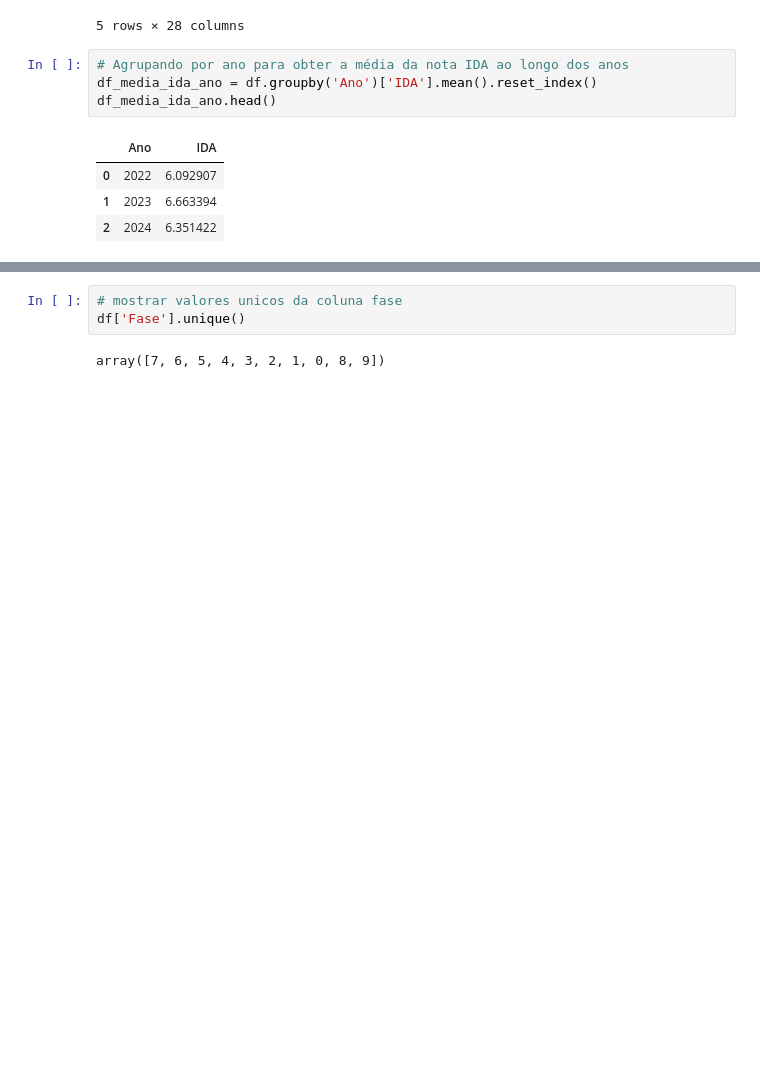
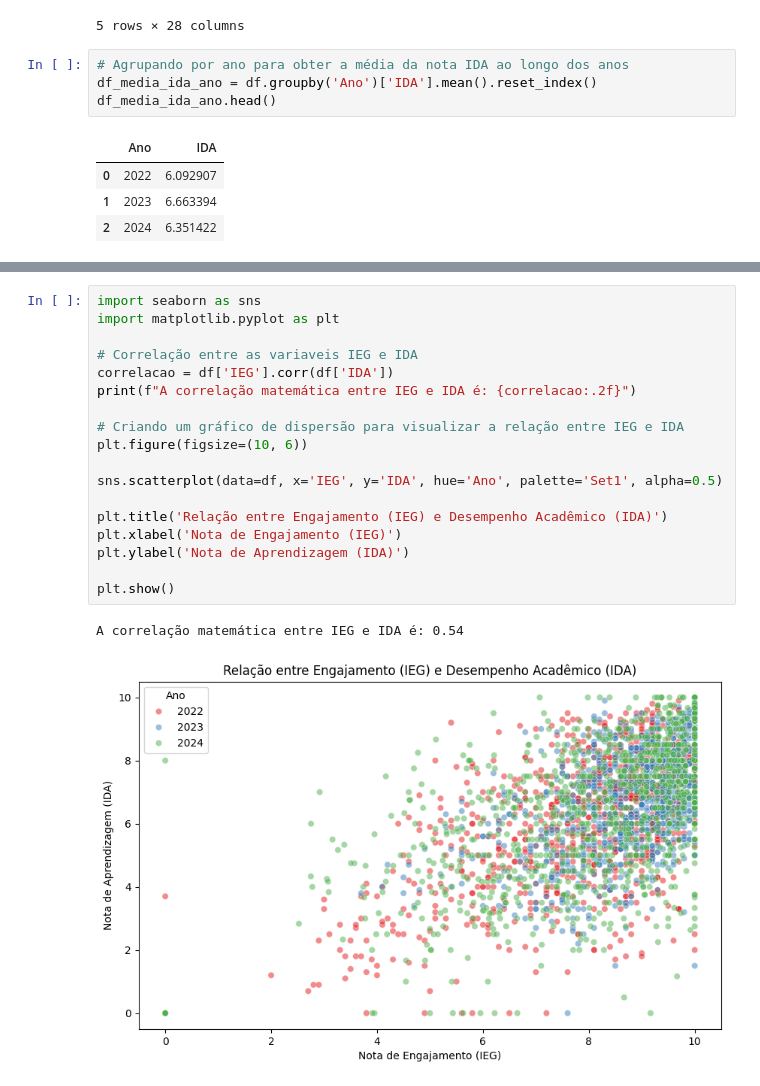
Before and after one commit to EduardoBraz1/datathon-passos-magicos, a Jupyter notebook: notebooks/02_eda_insights.ipynb, the cells around one changed output, grey strips where cells are left out. Drawn from its saved outputs; the diff is of its cells as text; blank space fills up the shorter version.

Commit message:
Feito analises explorativas e testes de hipoteses para analises no power bi

```diff
--- a/notebooks/02_eda_insights.ipynb
+++ b/notebooks/02_eda_insights.ipynb
@@ -46,8 +62,24 @@ df_media_ida_ano_fase.head(60)
 | 24 | 2024 | 7 | 5.810360 |
 | 25 | 2024 | 8 | 8.000000 |
 | 26 | 2024 | 9 | NaN |
-# %%
-# mostrar valores unicos da coluna fase
-df['Fase'].unique()
-# %% [output]
-array([7, 6, 5, 4, 3, 2, 1, 0, 8, 9])
+# %%
+import seaborn as sns
+import matplotlib.pyplot as plt
+
+# Correlação entre as variaveis IEG e IDA
+correlacao = df['IEG'].corr(df['IDA'])
+print(f"A correlação matemática entre IEG e IDA é: {correlacao:.2f}")
+
+# Criando um gráfico de dispersão para visualizar a relação entre IEG e IDA
+plt.figure(figsize=(10, 6))
+
+sns.scatterplot(data=df, x='IEG', y='IDA', hue='Ano', palette='Set1', alpha=0.5)
+
+plt.title('Relação entre Engajamento (IEG) e Desempenho Acadêmico (IDA)')
+plt.xlabel('Nota de Engajamento (IEG)')
+plt.ylabel('Nota de Aprendizagem (IDA)')
+
+plt.show()
+# %% [output]
+A correlação matemática entre IEG e IDA é: 0.54
+[figure, added]
```
Also changed, not shown: parts of 7 cells of this notebook.
